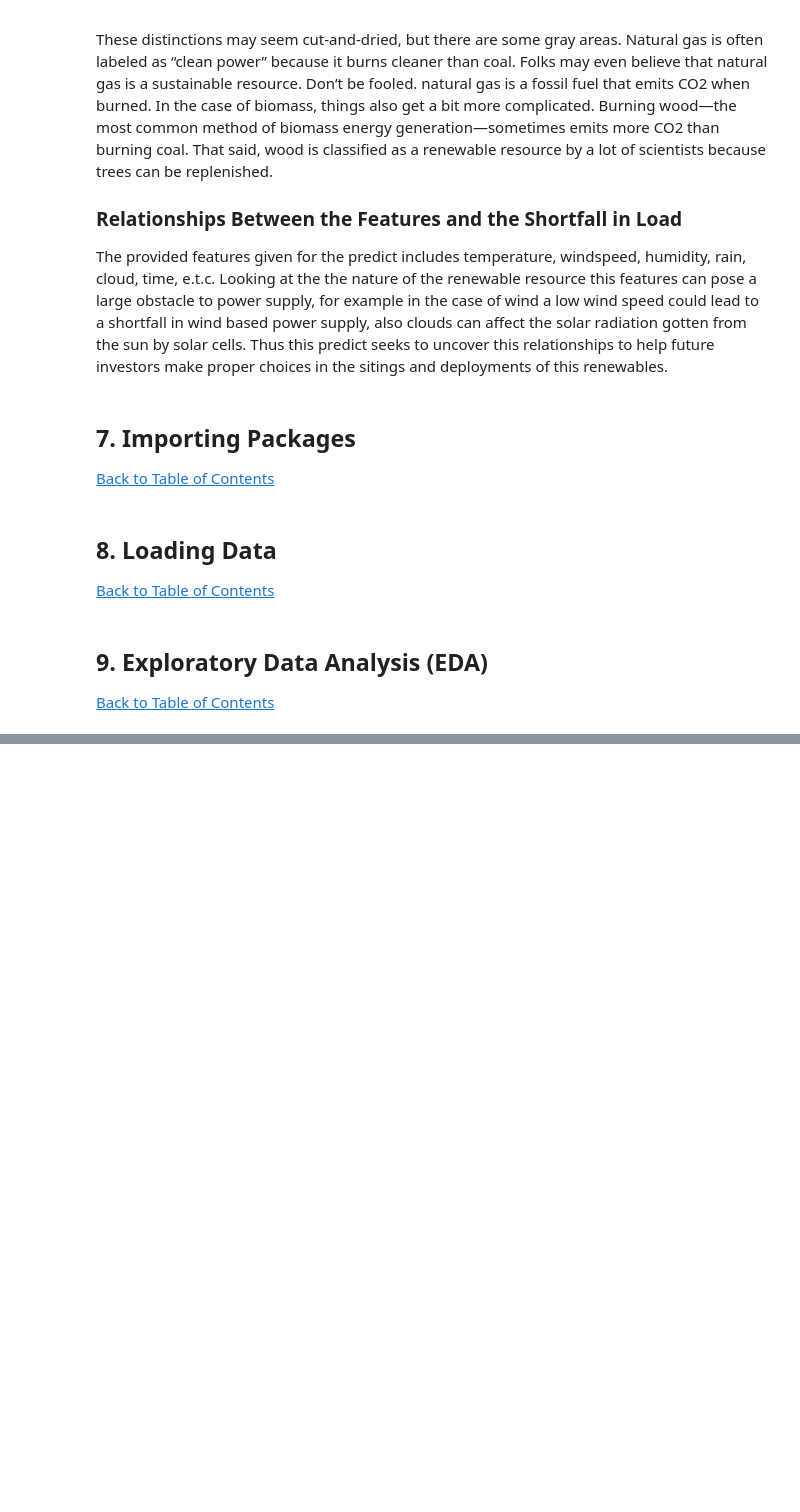
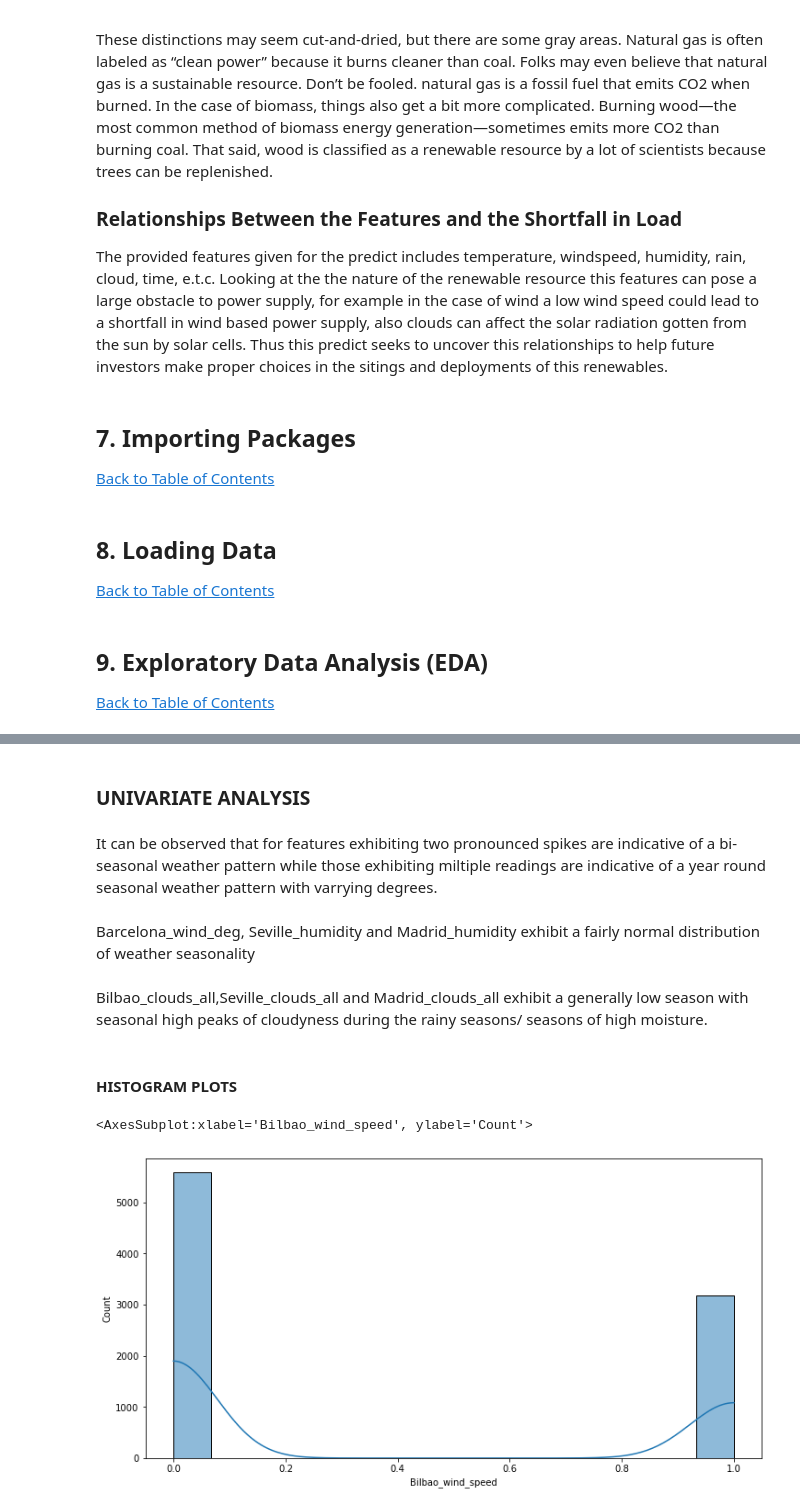
Before and after one commit to aka-TheJew/EXPLORE-TEAM-NM7-PROJECT-WORK, a Jupyter notebook: TEAM NM7.ipynb, the cells around one changed output, grey strips where cells are left out. Cells and saved outputs as stored; diff of their text form; code cells hidden in the pictures; blank space fills up the shorter version.

```diff
--- a/TEAM NM7.ipynb
+++ b/TEAM NM7.ipynb
@@ -156,0 +691,18 @@ The provided features given for the predict includes temperature, windspeed, hum
+# %%
+X_names = list(Train_INTPL2.columns)
+X_names.remove('load_shortfall_3h')
+X_names.remove('time')               # Due to differences in formatting
+X_names.remove('Bilbao_snow_3h')     # Due correlation P-Values > 0.05
+X_names.remove('Barcelona_pressure') # Due correlation P-Values > 0.05
+X_data = Train_INTPL2[X_names]
+y_data = Train_INTPL2[ 'load_shortfall_3h']
+# %%
+scaler = MinMaxScaler()
+X_scaled = scaler.fit_transform(X_data)
+X_normalize = pd.DataFrame(X_scaled, columns=X_data.columns)
+# %%
+# Create VarianceThreshold object
+selector = VarianceThreshold(threshold=0.03)
+
+# Use the object to apply the threshold on data
+selector.fit(X_normalize)
@@ -156,0 +738,9 @@ The provided features given for the predict includes temperature, windspeed, hum
+# %%
+# Select new columns
+Train_New = X_normalize[X_normalize.columns[selector.get_support(indices=True)]]
+
+# Save variable names for later
+X_var_names = Train_New.columns
+
+# View first few entries
+Train_New.head()
@@ -156,0 +814,19 @@ The provided features given for the predict includes temperature, windspeed, hum
+# %% [markdown]
+### UNIVARIATE ANALYSIS
+# %% [markdown]
+It can be observed that for features exhibiting two pronounced spikes are indicative of a bi-seasonal weather pattern while those exhibiting miltiple readings are indicative of a year round seasonal weather pattern with varrying degrees.
+# %% [markdown]
+Barcelona_wind_deg, Seville_humidity and Madrid_humidity exhibit a fairly normal distribution of weather seasonality
+# %% [markdown]
+Bilbao_clouds_all,Seville_clouds_all and Madrid_clouds_all exhibit a generally low season with seasonal high peaks of cloudyness during the rainy seasons/ seasons of high moisture.
+# %% [markdown]
+#### HISTOGRAM PLOTS
+# %%
+features = ['Bilbao_wind_speed','Valencia_wind_speed','Barcelona_wind_deg','Barcelona_weather_id','Seville_weather_id',
+            'Barcelona_rain_1h','Bilbao_rain_1h','Valencia_pressure','Bilbao_clouds_all','Madrid_clouds_all',
+            'Seville_clouds_all','Madrid_humidity','Seville_humidity']
+#Train_New[features].hist(figsize=(15,10), bins = 50)
+sns.histplot(data = Train_New['Bilbao_wind_speed'], kde = True)
+# %% [output]
+<AxesSubplot:xlabel='Bilbao_wind_speed', ylabel='Count'>
+[figure, added]
```
Also changed, not shown: parts of 140 cells of this notebook.
